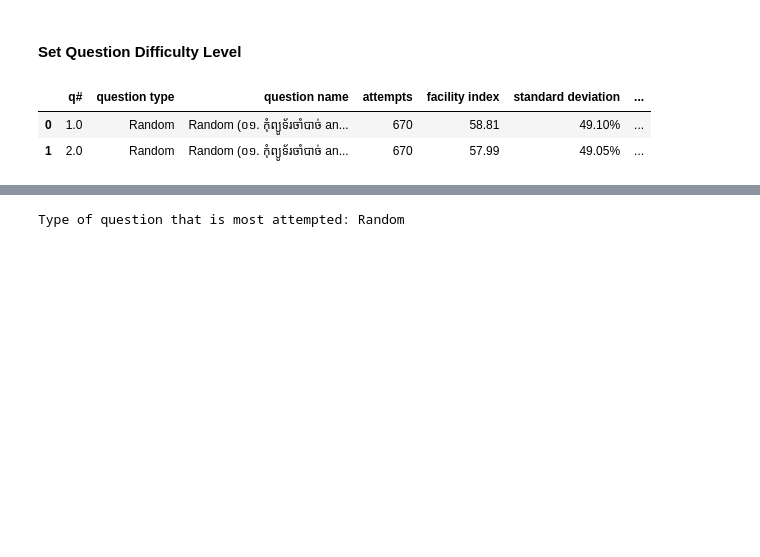
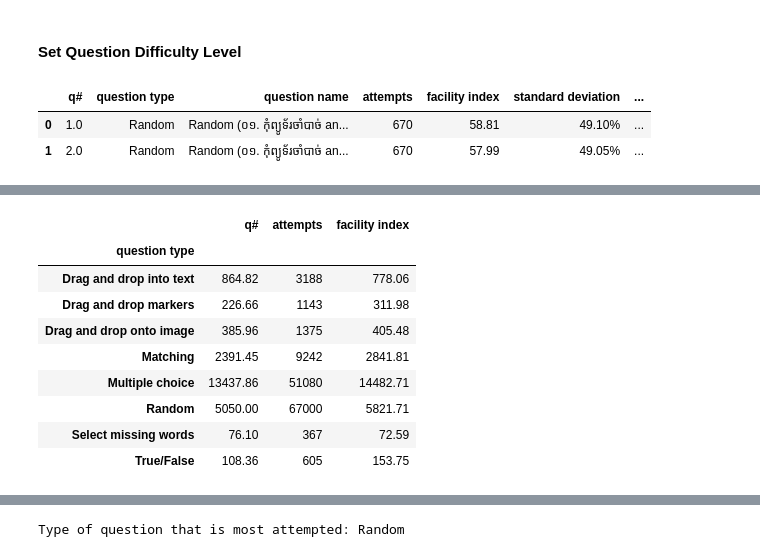
Before and after one commit to Sophal24/DSE_analysis_ds_2023, a Jupyter notebook: 5_question_difficult_level.ipynb, the cells around one changed output, grey strips where cells are left out. Saved outputs shown, nothing was run; the diff lists cells and outputs as text; code cells hidden in the pictures; blank space fills up the shorter version.

```diff
--- a/5_question_difficult_level.ipynb
+++ b/5_question_difficult_level.ipynb
@@ -446,3 +405,16 @@ df_q_state.groupby(['question type']).count()
 | Random | 100 | 100 | 100 | 100 | 100 | 0 | ... |
 | Select missing words | 1 | 1 | 1 | 1 | 1 | 1 | ... |
 | True/False | 3 | 3 | 3 | 3 | 3 | 3 | ... |
+# %%
+df_q_state.groupby(['question type']).sum()
+# %% [output]
+|  | q# | attempts | facility index |
+| question type |  |  |  |
+| Drag and drop into text | 864.82 | 3188 | 778.06 |
+| Drag and drop markers | 226.66 | 1143 | 311.98 |
+| Drag and drop onto image | 385.96 | 1375 | 405.48 |
+| Matching | 2391.45 | 9242 | 2841.81 |
+| Multiple choice | 13437.86 | 51080 | 14482.71 |
+| Random | 5050.00 | 67000 | 5821.71 |
+| Select missing words | 76.10 | 367 | 72.59 |
+| True/False | 108.36 | 605 | 153.75 |
```
Also changed, not shown: parts of 8 cells of this notebook, 5 other files.
